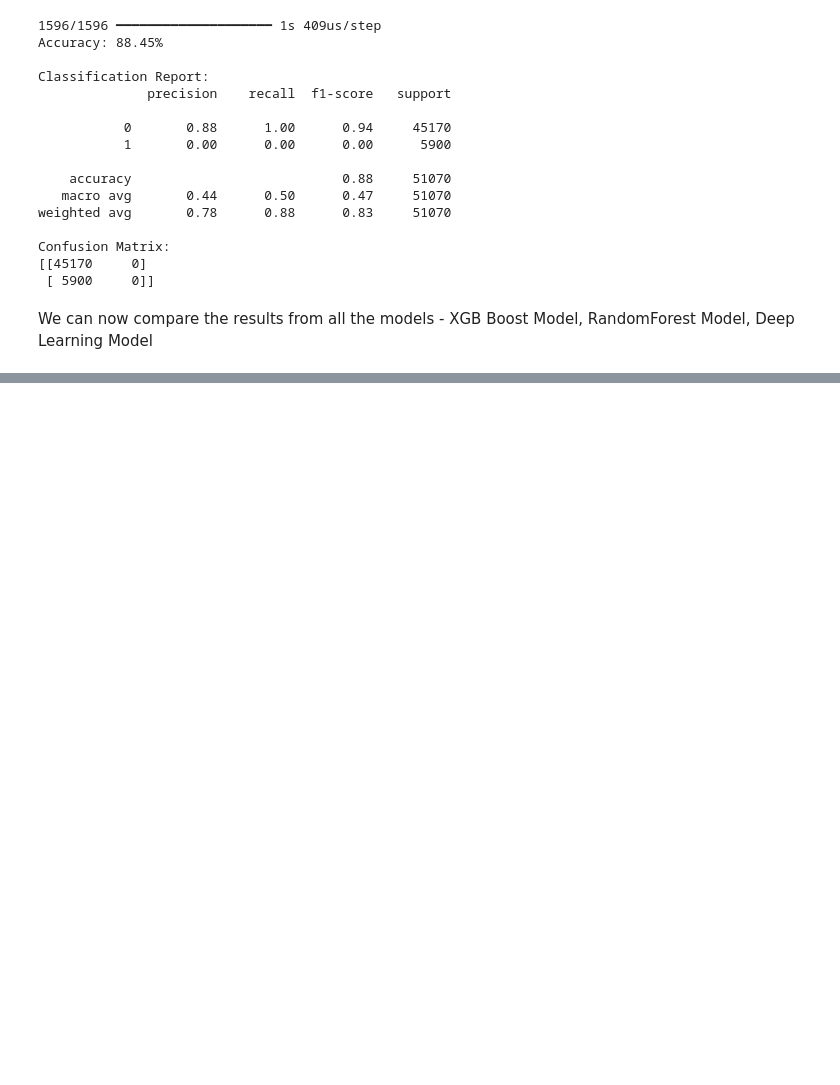
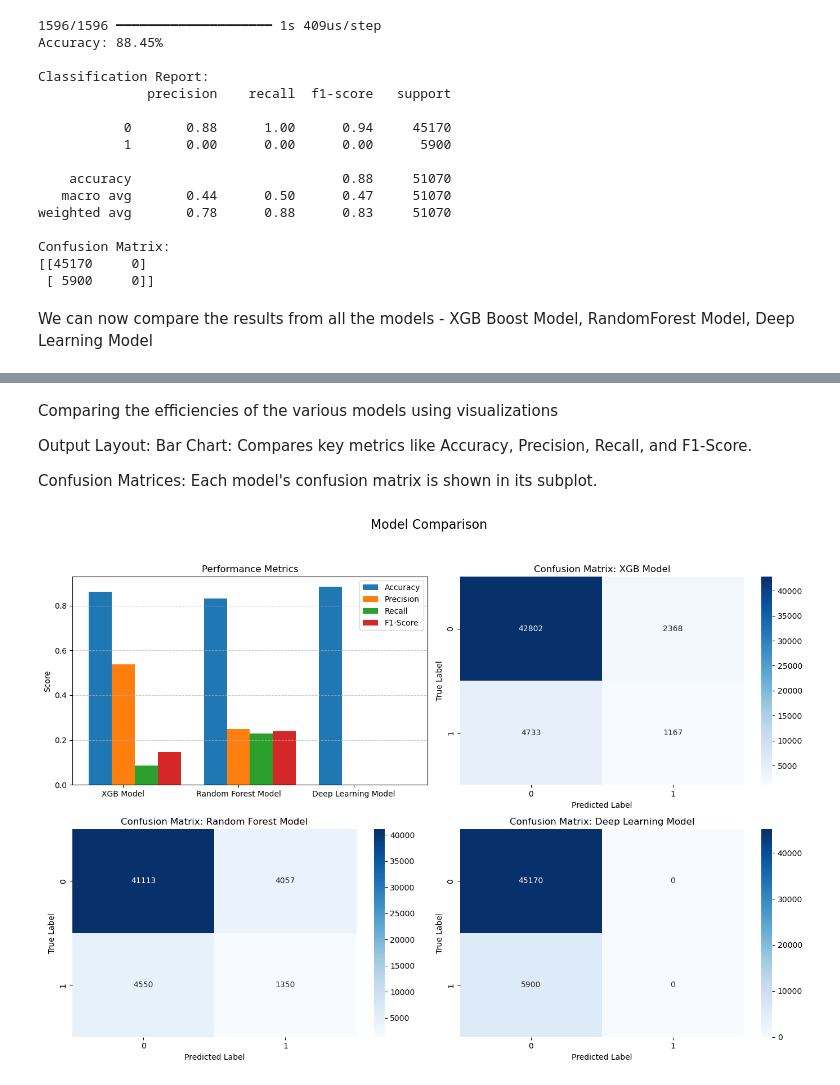
Before and after one commit to sharmaraghav644/PrivateRepo, a Jupyter notebook: Loan_Default_Predication_Code.ipynb, the cells around one changed output, grey strips where cells are left out. Saved outputs shown, nothing was run; the diff lists cells and outputs as text; code cells hidden in the pictures; blank space fills up the shorter version.

```diff
--- a/Loan_Default_Predication_Code.ipynb
+++ b/Loan_Default_Predication_Code.ipynb
@@ -724,3 +785,74 @@ print(tabulate(comparison_table, headers="keys", tablefmt="pretty"))
 | 2 |   Confusion Matrix    |                    [[44737   433]                     |                    [[45013   157]                     |                    [[45170     0]                     |
 |   |                       |                     [ 5396   504]]                    |                     [ 5623   277]]                    |                     [ 5900     0]]                    |
 +---+-----------------------+-------------------------------------------------------+-------------------------------------------------------+-------------------------------------------------------+
+# %% [markdown]
+Comparing the efficiencies of the various models using visualizations
+
+Output Layout:
+Bar Chart: Compares key metrics like Accuracy, Precision, Recall, and F1-Score.
+
+Confusion Matrices: Each model's confusion matrix is shown in its subplot.
+# %%
+#Comparing the efficiencies of the various models using visualizations
+
+# Calculate evaluation metrics
+metrics = {
+    "Accuracy": [
+        accuracy_xgb,
+        accuracy_rf,
+        accuracy_dl
+    ],
+    "Precision": [
+        precision_score(y_test, y_pred_xgb, average="binary"),
+        precision_score(y_test, y_pred_rf, average="binary"),
+        precision_score(y_test, y_pred_dl, average="binary")
+    ],
+    "Recall": [
+        recall_score(y_test, y_pred_xgb, average="binary"),
+        recall_score(y_test, y_pred_rf, average="binary"),
+        recall_score(y_test, y_pred_dl, average="binary")
+    ],
+    "F1-Score": [
+        f1_score(y_test, y_pred_xgb, average="binary"),
+        f1_score(y_test, y_pred_rf, average="binary"),
+        f1_score(y_test, y_pred_dl, average="binary")
+    ]
+}
+
+models = ["XGB Model", "Random Forest Model", "Deep Learning Model"]
+
+# Confusion Matrices
+conf_matrices = [confusion_matrix_xgb, confusion_matrix_rf, confusion_matrix_dl]
+titles = ["XGB Model", "Random Forest Model", "Deep Learning Model"]
+
+# Create a figure with subplots
+fig, axes = plt.subplots(2, 2, figsize=(14, 10))
+fig.suptitle("Model Comparison", fontsize=16)
+
+# Bar chart for metrics
+x = np.arange(len(models))  # X-axis positions
+width = 0.2  # Width of bars
+
+for i, (metric, values) in enumerate(metrics.items()):
+    axes[0, 0].bar(x + i * width, values, width, label=metric)
+
+axes[0, 0].set_title("Performance Metrics")
+axes[0, 0].set_xticks(x + width)
+axes[0, 0].set_xticklabels(models)
+axes[0, 0].set_ylabel("Score")
+axes[0, 0].legend()
+axes[0, 0].grid(axis="y", linestyle="--", alpha=0.7)
+
+# Heatmaps for confusion matrices
+for i, (conf_matrix, title) in enumerate(zip(conf_matrices, titles)):
+    row, col = divmod(i + 1, 2)  # Position in subplot grid (1-based index)
+    sns.heatmap(conf_matrix, annot=True, fmt="d", cmap="Blues", ax=axes[row, col])
+    axes[row, col].set_title(f"Confusion Matrix: {title}")
+    axes[row, col].set_xlabel("Predicted Label")
+    axes[row, col].set_ylabel("True Label")
+
+# Adjust layout
+plt.tight_layout(rect=[0, 0, 1, 0.95])
+plt.show()
+# %% [output]
+[figure, added]
```
Also changed, not shown: parts of 5 cells of this notebook, 1 other file.
